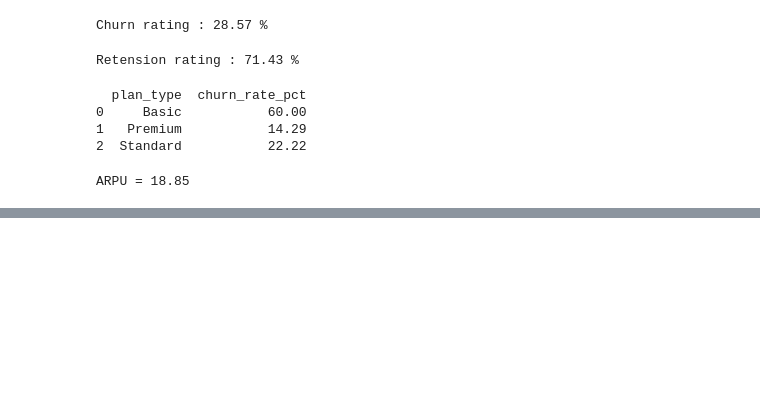
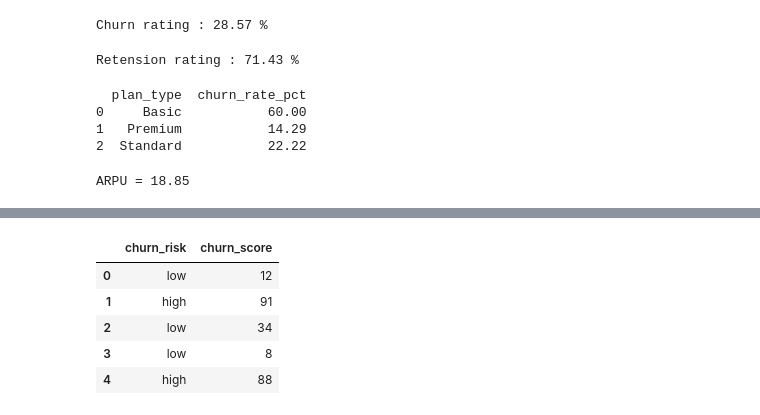
Before and after one commit to Manshavatsh0123/customer-churn-data-analysis, a Jupyter notebook: churn_analysis.ipynb, the cells around one changed output, grey strips where cells are left out. Cells and saved outputs as stored; diff of their text form; code cells hidden in the pictures; blank space fills up the shorter version.

```diff
--- a/churn_analysis.ipynb
+++ b/churn_analysis.ipynb
@@ -505,8 +495,17 @@ print('ARPU =',round(arpu,2))
 # %% [output]
 ARPU = 18.85
 # %%
-# 6. Average customer Tenure
-# count the days user has used ower service
+# 6. Average Customer Tenure
+# Count the number of days a customer has used the service
 
-pd.Timestamp.today()
+today = pd.Timestamp.today()
+
+df['tenure_days'] = np.where(
+    df['cancellation_date'].notna(),
+    (df['cancellation_date'] - df['subscription_start_date']).dt.days,
+    (today - df['subscription_start_date']).dt.days
+)
+
+avg_tensure = df['tenure_days'].mean()
+print("Average tensure(DAYS) = ",round(avg_tensure))
 # %% [output]
@@ -515,0 +534,10 @@ df.columns
+# %%
+# Correlation Esclation Rate vs churn
+
+df['escalations'] = np.where(df['escalations'] == 'Y' , 1 ,0) # Encoding string to int type
+
+corr_df = df[['escalations', 'churn_flag']].dropna()
+
+correlation = corr_df['escalations'].corr(corr_df['churn_flag'])
+
+print("Correlation:", correlation)
@@ -515,0 +555,12 @@ df.columns
+# %%
+# Churn risk - create a column using existing col
+
+conditions = [
+   (df['churn_score'] < 50),
+   (df['churn_score'] >= 50) & (df['churn_score'] < 70),
+   (df['churn_score'] >= 70),
+]
+
+choises = ['low','med','high']
+
+df['churn_risk'] = np.select(conditions,choises,default="unkown")
@@ -515,0 +577,9 @@ df.columns
+# %%
+df[['churn_risk','churn_score']].head()
+# %% [output]
+|  | churn_risk | churn_score |
+| 0 | low | 12 |
+| 1 | high | 91 |
+| 2 | low | 34 |
+| 3 | low | 8 |
+| 4 | high | 88 |
```
Also changed, not shown: parts of 8 cells of this notebook.
